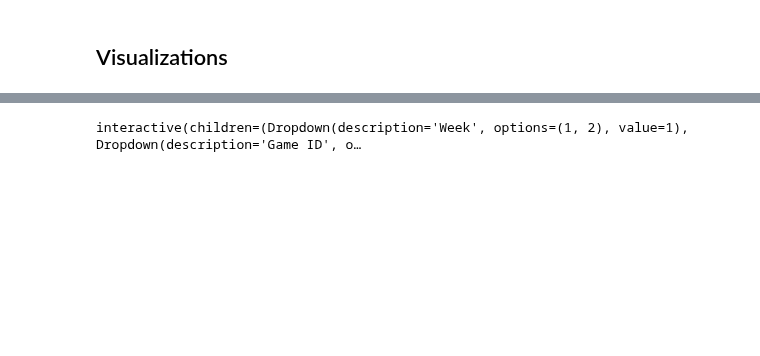
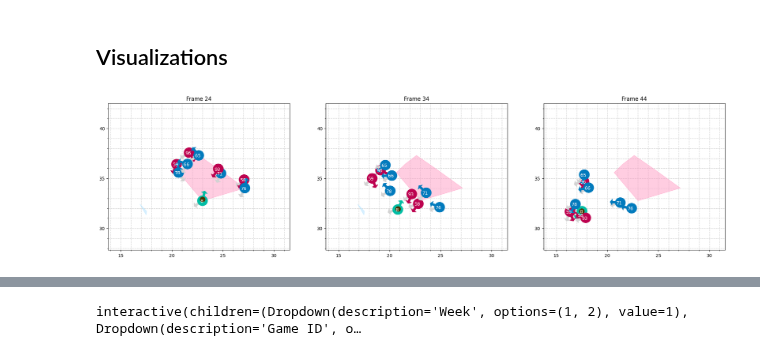
Before and after one commit to vingkan/nflbigdatabowl2023, a Jupyter notebook: notebooks/vinesh/spotlight_search.ipynb, the cells around one changed output, grey strips where cells are left out. Drawn from its saved outputs; the diff is of its cells as text; code cells hidden in the pictures; blank space fills up the shorter version.

Commit message:
Add visualizer to support pocket underlays.

```diff
--- a/notebooks/vinesh/spotlight_search.ipynb
+++ b/notebooks/vinesh/spotlight_search.ipynb
@@ -239,3 +240,12 @@ df_results[cols].head()
 | 1702 | 2021092000 | 3294 | 2.5 | 4.5 | 12.40950 | 0.07730 | 0.993771 | 1.0 | ... |
 # %% [markdown]
 ## Visualizations
+# %%
+from src.visualization.interactive_pocket_area import get_spotlight_plotter
+
+
+plot_spotlight = get_spotlight_plotter(df_tracking, df_spotlight_search)
+# %%
+plot_spotlight(game_id=2021091212, play_id=421)
+# %% [output]
+[figure, added]
```
Also changed, not shown: parts of 5 cells of this notebook, 1 other file.
